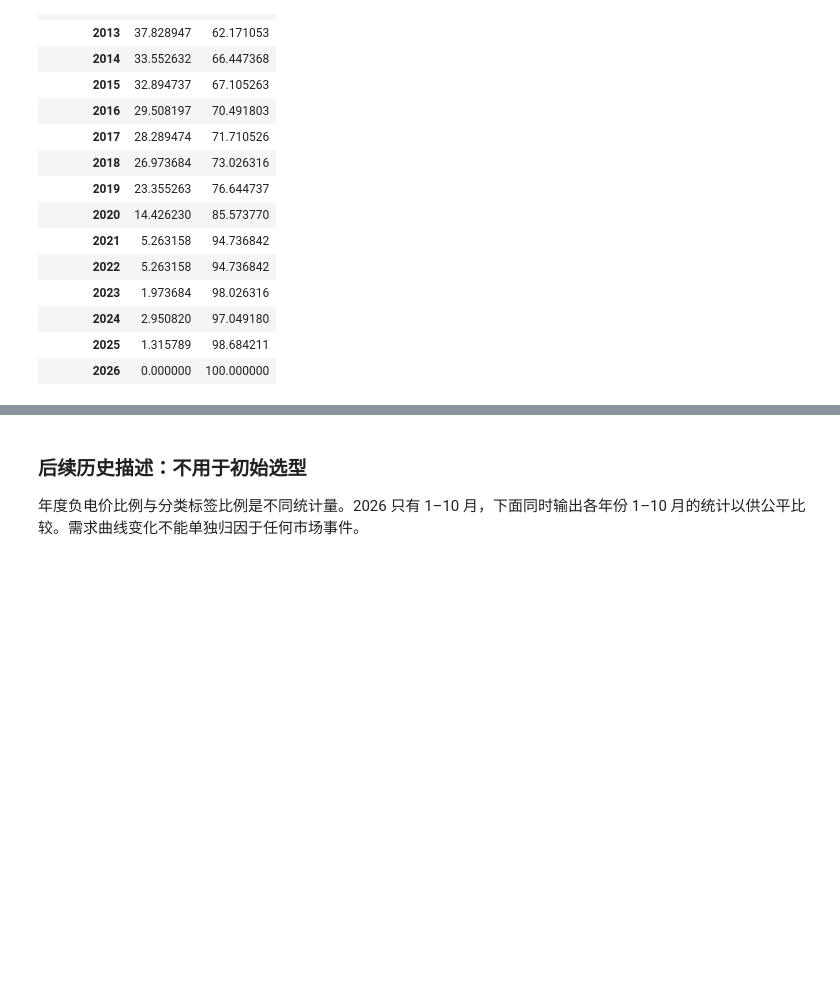
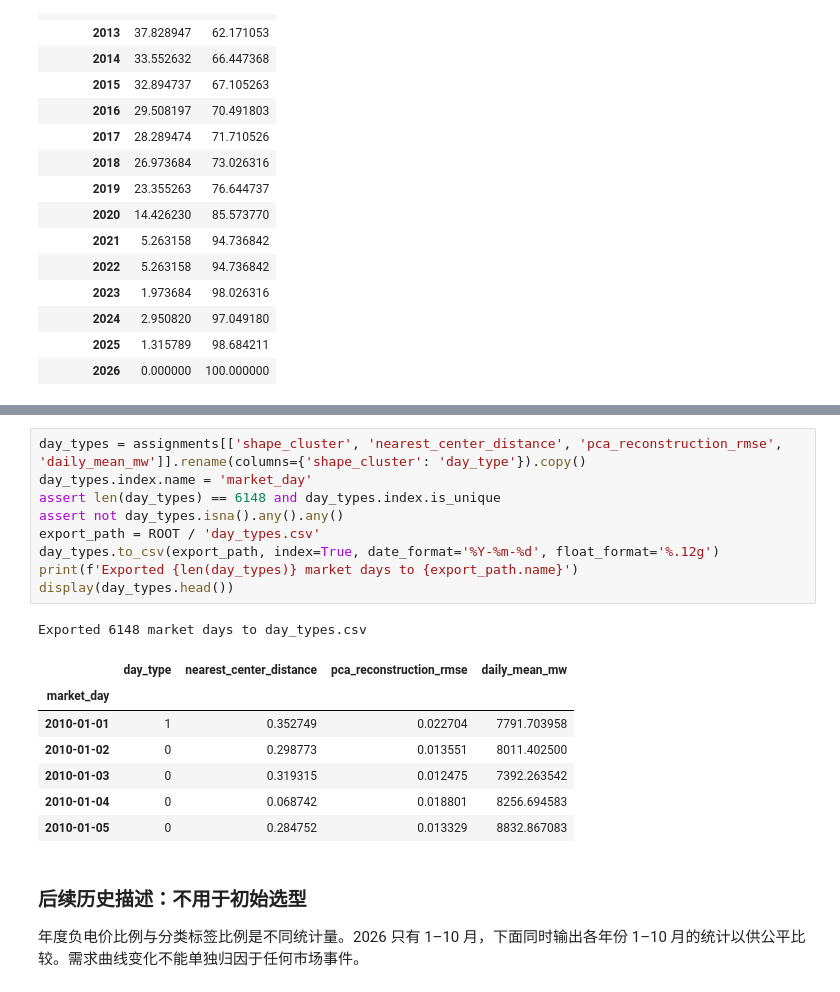
Before and after one commit to tuzzzzi/comp9417_project_kit, a Jupyter notebook: eda_day_types.ipynb, the cells around one changed output, grey strips where cells are left out. Cells and saved outputs as stored; diff of their text form; blank space fills up the shorter version.

```diff
--- a/eda_day_types.ipynb
+++ b/eda_day_types.ipynb
@@ -390,3 +425,21 @@ display(assignments)
+# %%
+day_types = assignments[['shape_cluster', 'nearest_center_distance', 'pca_reconstruction_rmse', 'daily_mean_mw']].rename(columns={'shape_cluster': 'day_type'}).copy()
+day_types.index.name = 'market_day'
+assert len(day_types) == 6148 and day_types.index.is_unique
+assert not day_types.isna().any().any()
+export_path = ROOT / 'day_types.csv'
+day_types.to_csv(export_path, index=True, date_format='%Y-%m-%d', float_format='%.12g')
+print(f'Exported {len(day_types)} market days to {export_path.name}')
+display(day_types.head())
+# %% [output]
+Exported 6148 market days to day_types.csv
+|  | day_type | nearest_center_distance | pca_reconstruction_rmse | daily_mean_mw |
+| market_day |  |  |  |  |
+| 2010-01-01 | 1 | 0.352749 | 0.022704 | 7791.703958 |
+| 2010-01-02 | 0 | 0.298773 | 0.013551 | 8011.402500 |
+| 2010-01-03 | 0 | 0.319315 | 0.012475 | 7392.263542 |
+| 2010-01-04 | 0 | 0.068742 | 0.018801 | 8256.694583 |
+| 2010-01-05 | 0 | 0.284752 | 0.013329 | 8832.867083 |
 # %% [markdown]
 ### 后续历史描述：不用于初始选型
 年度负电价比例与分类标签比例是不同统计量。2026 只有 1–10 月，下面同时输出各年份 1–10 月的统计以供公平比较。需求曲线变化不能单独归因于任何市场事件。
```
Also changed, not shown: parts of 8 cells of this notebook.
